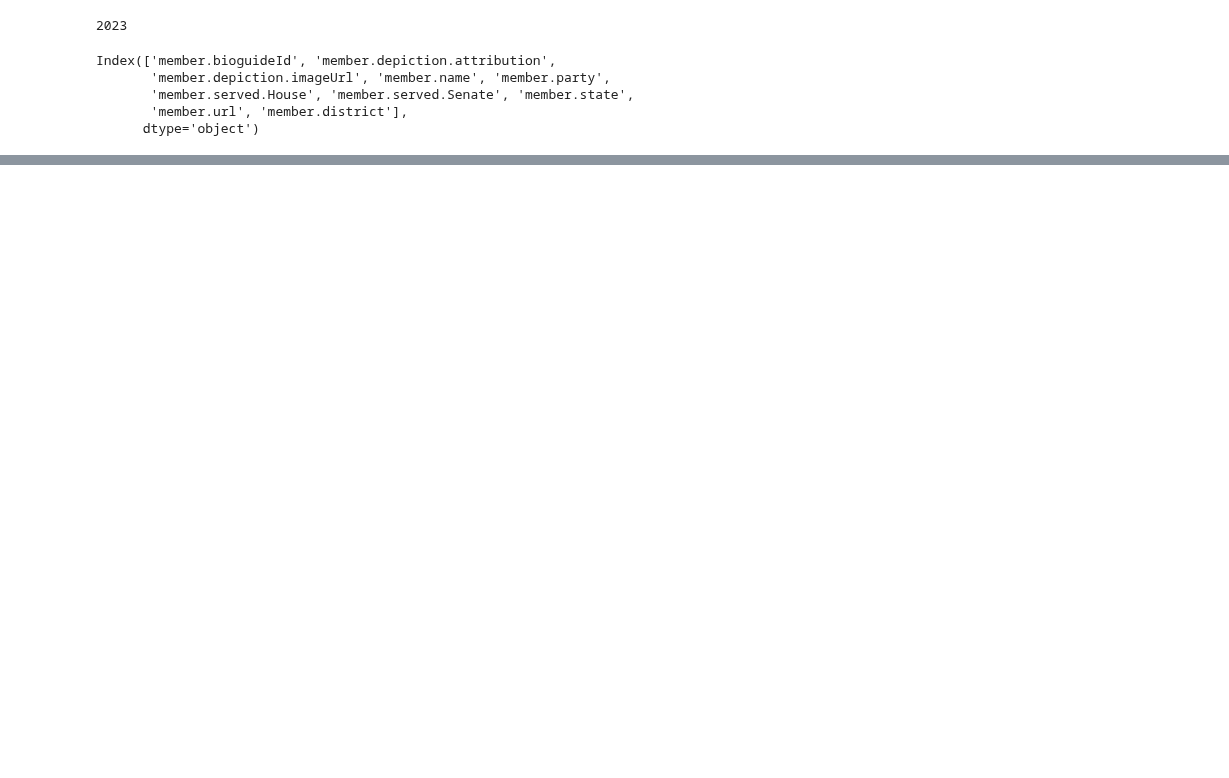
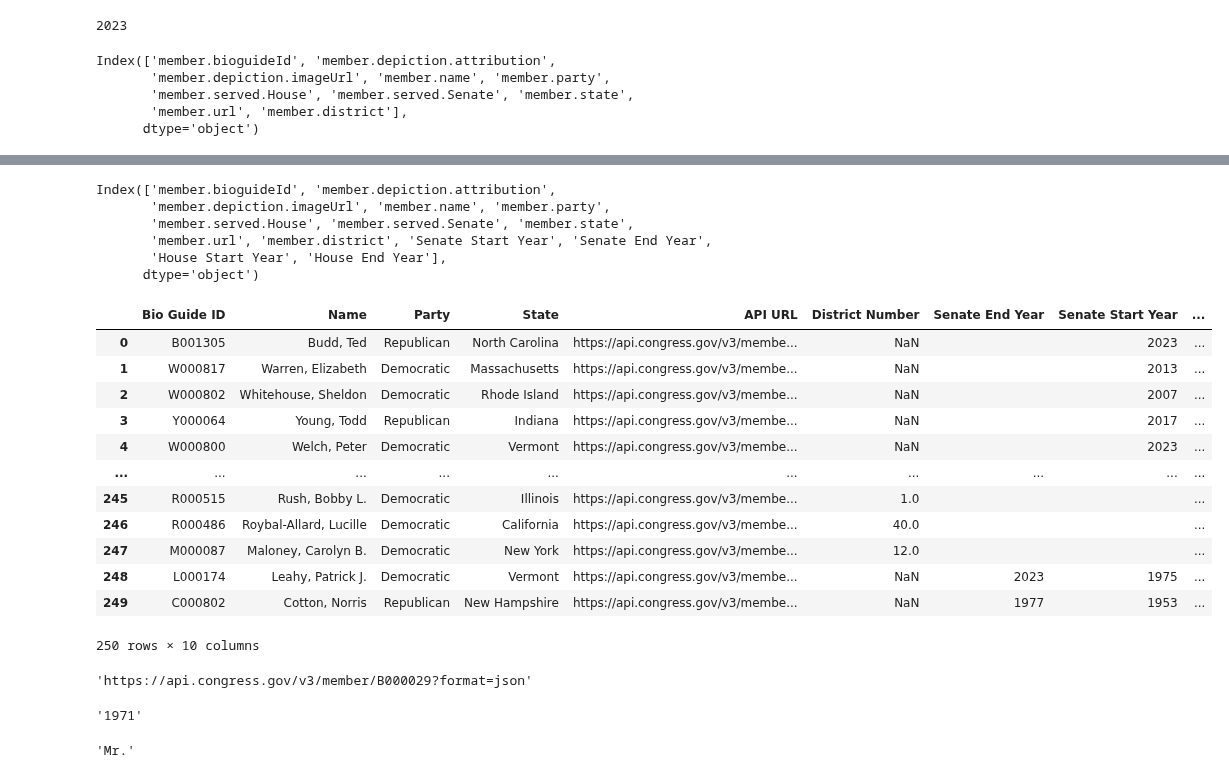
Before and after one commit to david-00001/project1, a Jupyter notebook: political_party.ipynb, the cells around one changed output, grey strips where cells are left out. Saved outputs shown, nothing was run; the diff lists cells and outputs as text; code cells hidden in the pictures; blank space fills up the shorter version.

```diff
--- a/political_party.ipynb
+++ b/political_party.ipynb
@@ -51,4 +47,0 @@ senate_start = query_1[query_1['member.served.Senate'].notna()]
-# %%
-#pull out the start date
-query_1['Senate Start Year']= senate_start['member.served.Senate'].apply(lambda x: x[0]['start'])
-query_1['Senate End Year']= senate_start['member.served.Senate'].apply(lambda x: x[0]['end'])
@@ -61,0 +115,11 @@ KeyError: 'end'
+# %%
+house_start_list = []
+
+for row in range(250):
+    try:
+        end_date = data['members'][row]['member']['served']['House'][0]['start']
+        house_start_list.append(end_date)
+        print(f"congress person in row {row} added")
+    except:
+        house_start_list.append('')
+        print(f'skipped row {row}')
@@ -61,0 +144,11 @@ KeyError: 'end'
+# %%
+house_end_list = []
+
+for row in range(250):
+    try:
+        end_date = data['members'][row]['member']['served']['House'][0]['end']
+        house_end_list.append(end_date)
+        print(f"congress person in row {row} added")
+    except:
+        house_end_list.append('')
+        print(f'skipped row {row}')
@@ -62,2 +173,5 @@ KeyError: 'end'
 # %%
-query_1
+query_1['Senate Start Year'] = senate_start_list
+query_1['Senate End Year'] = senate_end_list
+query_1['House Start Year'] = house_start_list
+query_1['House End Year'] = house_end_list
@@ -77,0 +194,39 @@ query_1
+# %%
+query_1.columns
+# %% [output]
+Index(['member.bioguideId', 'member.depiction.attribution',
+       'member.depiction.imageUrl', 'member.name', 'member.party',
+       'member.served.House', 'member.served.Senate', 'member.state',
+       'member.url', 'member.district', 'Senate Start Year', 'Senate End Year',
+       'House Start Year', 'House End Year'],
+      dtype='object')
+# %%
+query_1 = query_1.rename(columns = {'member.bioguideId': 'Bio Guide ID',
+                         'member.name': 'Name',
+                         'member.party': 'Party',
+                         'member.state': 'State',
+                         'member.url': 'API URL',
+                         'member.district': 'District Number'})
+query_1 = query_1[['Bio Guide ID', 'Name', 'Party', 'State', 'API URL', 'District Number',
+       'Senate End Year', 'Senate Start Year', 'House Start Year',
+       'House End Year']]
+
+query_1
+# %% [output]
+|  | Bio Guide ID | Name | Party | State | API URL | District Number | Senate End Year | Senate Start Year | ... |
+| 0 | B001305 | Budd, Ted | Republican | North Carolina | https://api.congress.gov/v3/membe... | NaN |  | 2023 | ... |
+| 1 | W000817 | Warren, Elizabeth | Democratic | Massachusetts | https://api.congress.gov/v3/membe... | NaN |  | 2013 | ... |
+| 2 | W000802 | Whitehouse, Sheldon | Democratic | Rhode Island | https://api.congress.gov/v3/membe... | NaN |  | 2007 | ... |
+| 3 | Y000064 | Young, Todd | Republican | Indiana | https://api.congress.gov/v3/membe... | NaN |  | 2017 | ... |
+| 4 | W000800 | Welch, Peter | Democratic | Vermont | https://api.congress.gov/v3/membe... | NaN |  | 2023 | ... |
+| ... | ... | ... | ... | ... | ... | ... | ... | ... | ... |
+| 245 | R000515 | Rush, Bobby L. | Democratic | Illinois | https://api.congress.gov/v3/membe... | 1.0 |  |  | ... |
+| 246 | R000486 | Roybal-Allard, Lucille | Democratic | California | https://api.congress.gov/v3/membe... | 40.0 |  |  | ... |
+| 247 | M000087 | Maloney, Carolyn B. | Democratic | New York | https://api.congress.gov/v3/membe... | 12.0 |  |  | ... |
+| 248 | L000174 | Leahy, Patrick J. | Democratic | Vermont | https://api.congress.gov/v3/membe... | NaN | 2023 | 1975 | ... |
+| 249 | C000802 | Cotton, Norris | Republican | New Hampshire | https://api.congress.gov/v3/membe... | NaN | 1977 | 1953 | ... |
+250 rows × 10 columns
+# %%
+data['members'][100]['member']['url']
+# %% [output]
+'https://api.congress.gov/v3/member/B000029?format=json'
@@ -77,0 +237,8 @@ query_1
+# %%
+member_info['member']['birthYear']
+# %% [output]
+'1971'
+# %%
+member_info['member']['honorificName']
+# %% [output]
+'Mr.'
```
Also changed, not shown: parts of 18 cells of this notebook.
